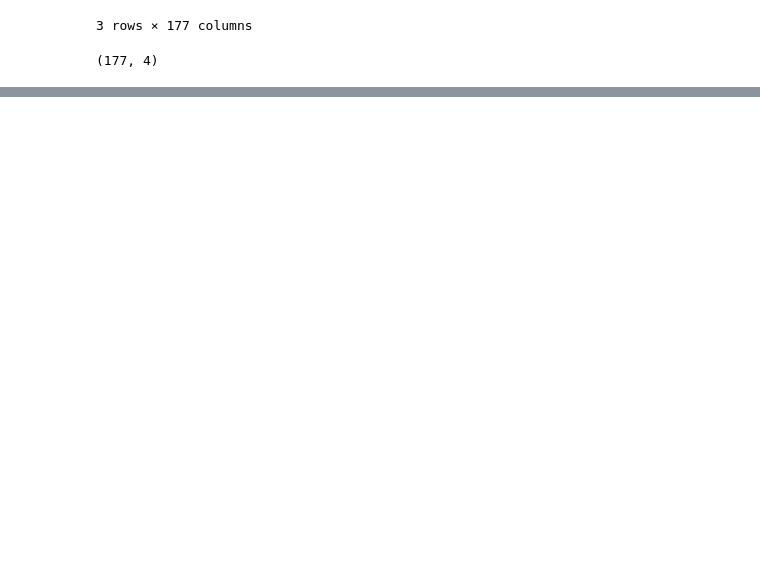
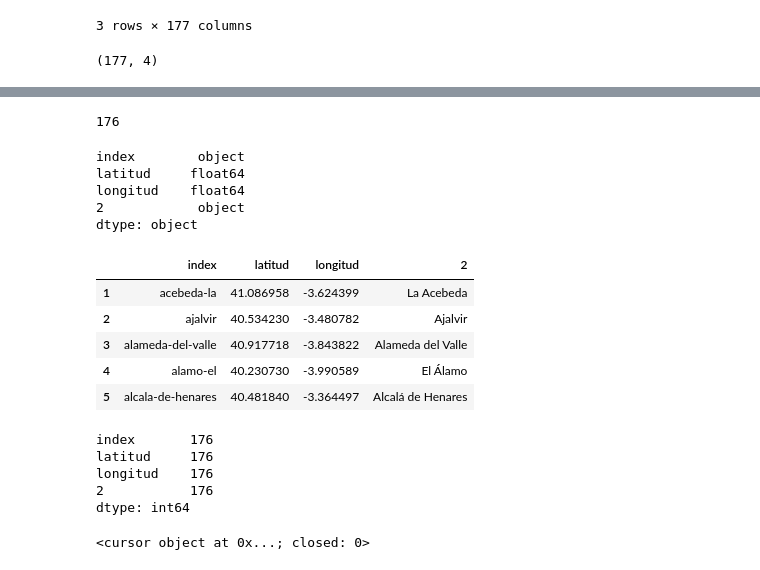
Before and after one commit to SrAlcast/4.3.Python-SQL, a Jupyter notebook: Lab.4.3.Python-SQL.ipynb, the cells around one changed output, grey strips where cells are left out. Cells and saved outputs as stored; diff of their text form; code cells hidden in the pictures; blank space fills up the shorter version.

```diff
--- a/Lab.4.3.Python-SQL.ipynb
+++ b/Lab.4.3.Python-SQL.ipynb
@@ -164,0 +185,6 @@ df_municipios.shape
+# %%
+df_aemet = df_aemet[df_aemet['localizacion_id'].isin(set(df_municipios['index'].unique()))]
+
+print(len(df_aemet['localizacion_id'].unique()))
+# %% [output]
+176
@@ -165,3 +197,34 @@ df_municipios.shape
+# %%
+df_municipios.rename(columns={0: 'latitud'}, inplace=True)
+df_municipios.rename(columns={1: 'longitud'}, inplace=True)
+# %%
+df_municipios['latitud']=df_municipios['latitud'].astype(float)
+df_municipios['longitud']=df_municipios['longitud'].astype(float)
+# %%
+df_municipios.dtypes
+# %% [output]
+index        object
+latitud     float64
+longitud    float64
+2            object
+dtype: object
+# %%
+df_municipios.head()
+# %% [output]
+|  | index | latitud | longitud | 2 |
+| 1 | acebeda-la | 41.086958 | -3.624399 | La Acebeda |
+| 2 | ajalvir | 40.534230 | -3.480782 | Ajalvir |
+| 3 | alameda-del-valle | 40.917718 | -3.843822 | Alameda del Valle |
+| 4 | alamo-el | 40.230730 | -3.990589 | El Álamo |
+| 5 | alcala-de-henares | 40.481840 | -3.364497 | Alcalá de Henares |
+# %%
+df_municipios.nunique()
+# %% [output]
+index       176
+latitud     176
+longitud    176
+2           176
+dtype: int64
 # %%
 lista_municipios=[]
 
@@ -173 +252,9 @@ lista_municipios=lista_municipios[1:]
+# %%
+# Primero, deshacer la transacción fallida
+conexionproductora.rollback()
+
+cursorproductora = conexionproductora.cursor()
+cursorproductora
+# %% [output]
+<cursor object at 0x...; closed: 0>
 # %%
```
Also changed, not shown: parts of 29 cells of this notebook.
